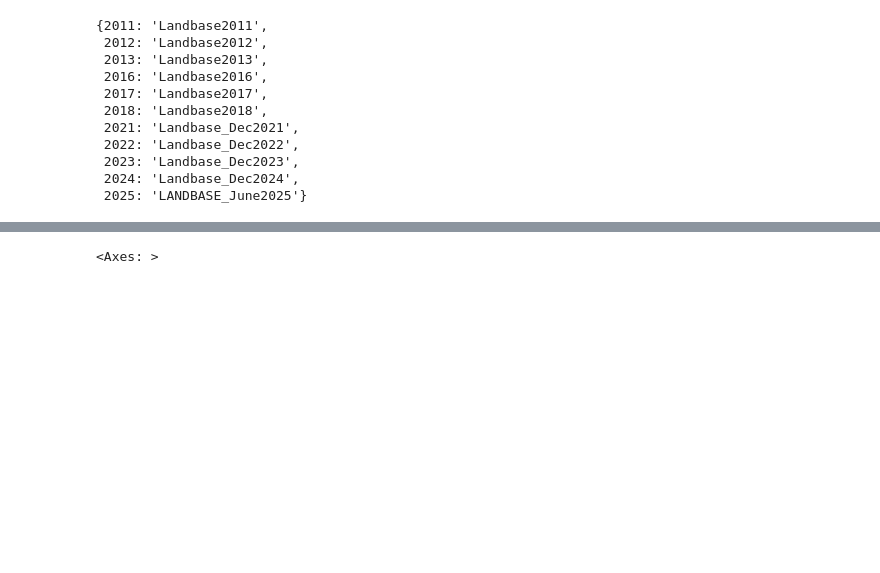
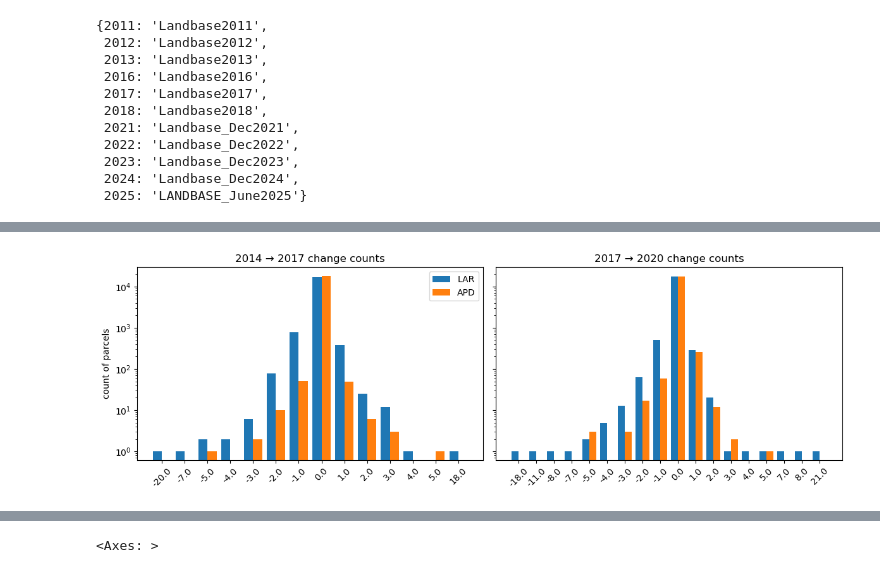
Before and after one commit to AdamSwietek/Hidden_Housing, a Jupyter notebook: notebooks/eda/explore_parcels.ipynb, the cells around one changed output, grey strips where cells are left out. Saved outputs shown, nothing was run; the diff lists cells and outputs as text; code cells hidden in the pictures; blank space fills up the shorter version.

```diff
--- a/notebooks/eda/explore_parcels.ipynb
+++ b/notebooks/eda/explore_parcels.ipynb
@@ -224,0 +353,4 @@ ValueError: Cannot register "REGISTER","rtype":"semlock","base64_name" for autom
+# %%
+plot_diff_hist('shape.n_buildings', 'totBuildingDataLines')
+# %% [output]
+[figure, added]
```
Also changed, not shown: parts of 13 cells of this notebook, 1 other file.
